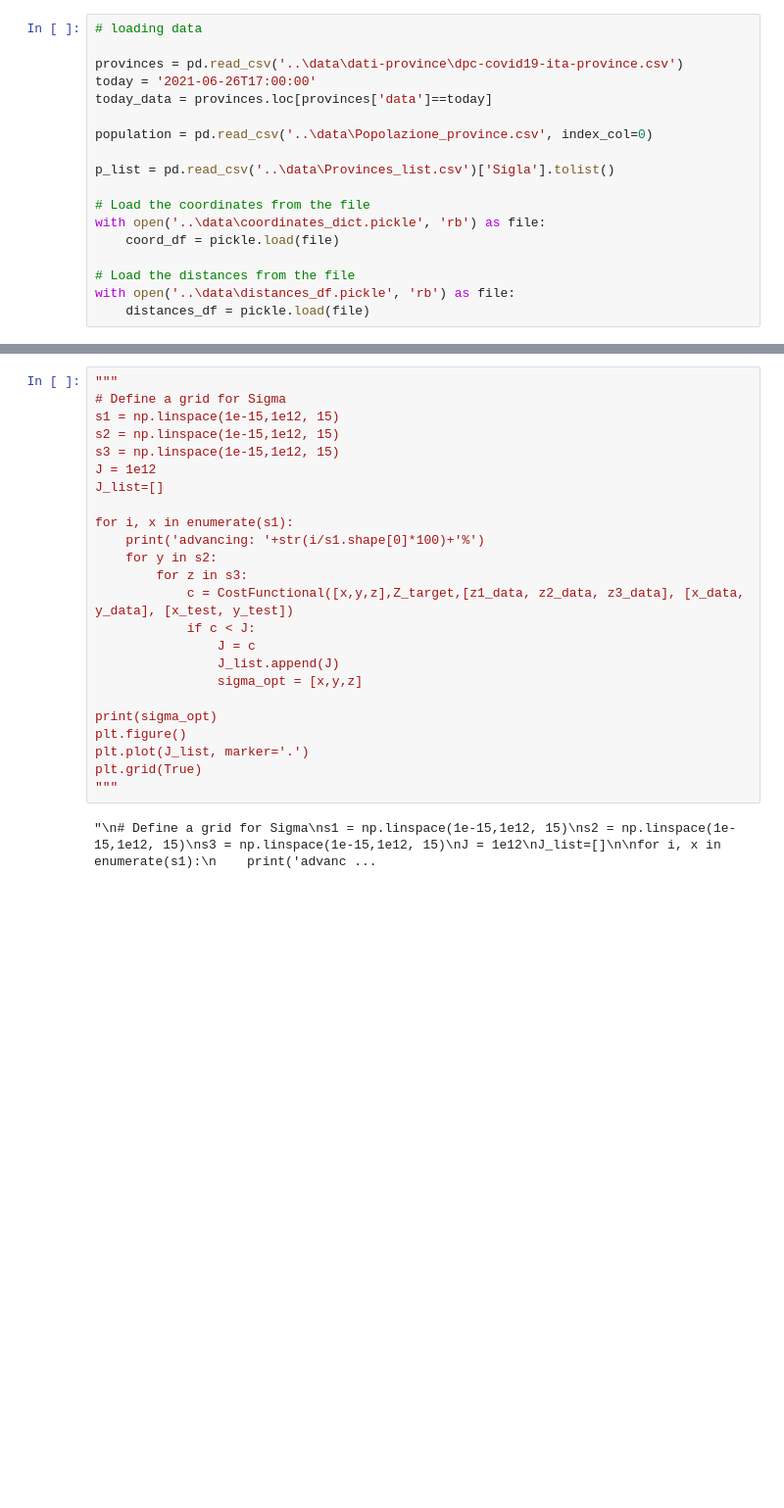
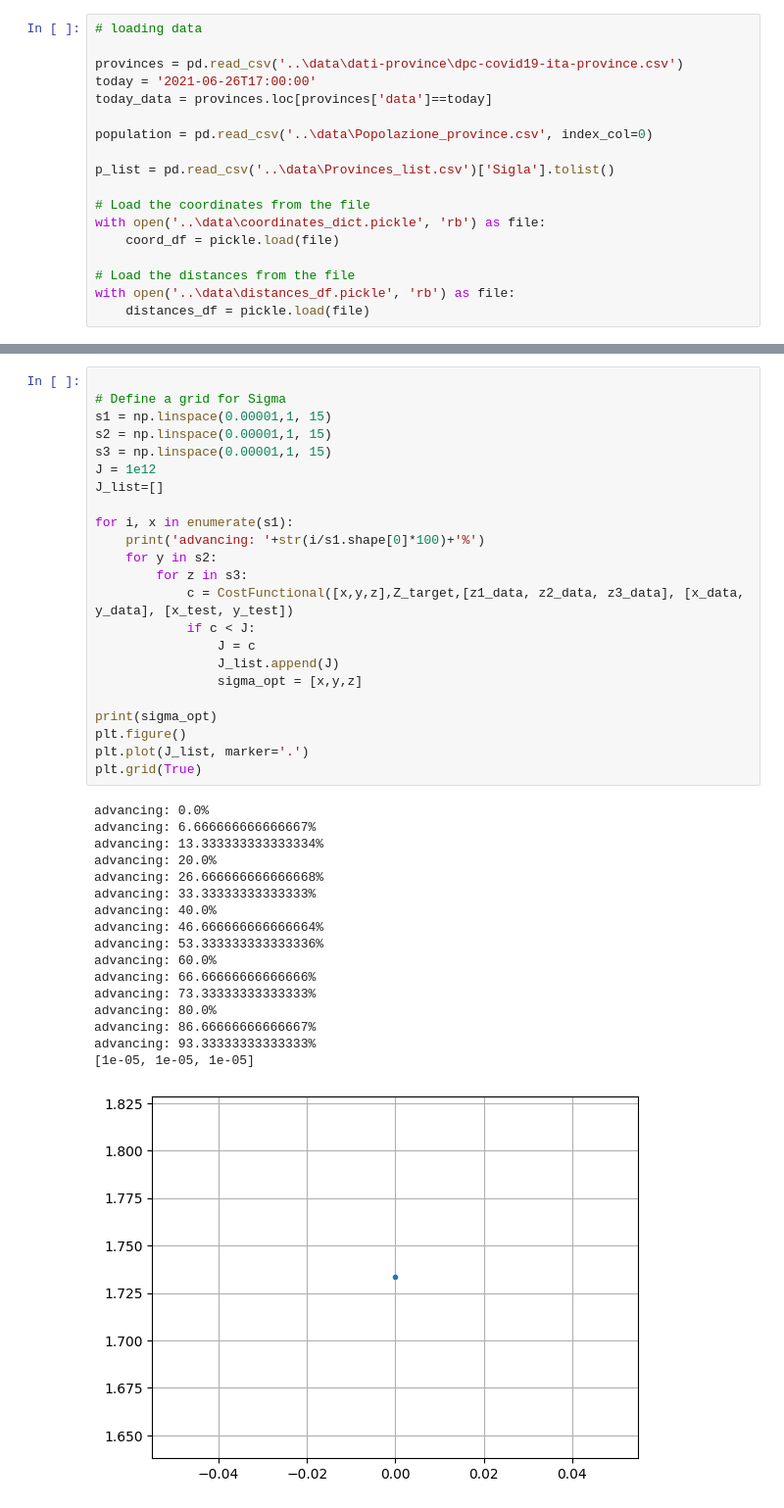
Before and after one commit to Adrianominora/Wave, a Jupyter notebook: script/RBF.ipynb, the cells around one changed output, grey strips where cells are left out. Shown: that part at 98% size. Drawn from its saved outputs; the diff is of its cells as text; blank space fills up the shorter version.

```diff
--- a/script/RBF.ipynb
+++ b/script/RBF.ipynb
@@ -130,27 +176,42 @@ def CostFunctional(sigma, ystar, z_data, coor_data, coor_test):
 # %%
-"""
+
 # Define a grid for Sigma
-s1 = np.linspace(1e-15,1e12, 15)
-s2 = np.linspace(1e-15,1e12, 15)
-s3 = np.linspace(1e-15,1e12, 15)
+s1 = np.linspace(0.00001,1, 15)
+s2 = np.linspace(0.00001,1, 15)
+s3 = np.linspace(0.00001,1, 15)
 J = 1e12
 J_list=[]
 
 for i, x in enumerate(s1):
     print('advancing: '+str(i/s1.shape[0]*100)+'%')
     for y in s2:
         for z in s3:
             c = CostFunctional([x,y,z],Z_target,[z1_data, z2_data, z3_data], [x_data, y_data], [x_test, y_test])
             if c < J:
                 J = c
                 J_list.append(J)
                 sigma_opt = [x,y,z]
 
 print(sigma_opt)
 plt.figure()
 plt.plot(J_list, marker='.')
 plt.grid(True)
-"""
 # %% [output]
-"\n# Define a grid for Sigma\ns1 = np.linspace(1e-15,1e12, 15)\ns2 = np.linspace(1e-15,1e12, 15)\ns3 = np.linspace(1e-15,1e12, 15)\nJ = 1e12\nJ_list=[]\n\nfor i, x in enumerate(s1):\n    print('advanc ...
+advancing: 0.0%
+advancing: 6.666666666666667%
+advancing: 13.333333333333334%
+advancing: 20.0%
+advancing: 26.666666666666668%
+advancing: 33.33333333333333%
+advancing: 40.0%
+advancing: 46.666666666666664%
+advancing: 53.333333333333336%
+advancing: 60.0%
+advancing: 66.66666666666666%
+advancing: 73.33333333333333%
+advancing: 80.0%
+advancing: 86.66666666666667%
+advancing: 93.33333333333333%
+[1e-05, 1e-05, 1e-05]
+[figure, added]
 # %%
```
Also changed, not shown: parts of 8 cells of this notebook.
